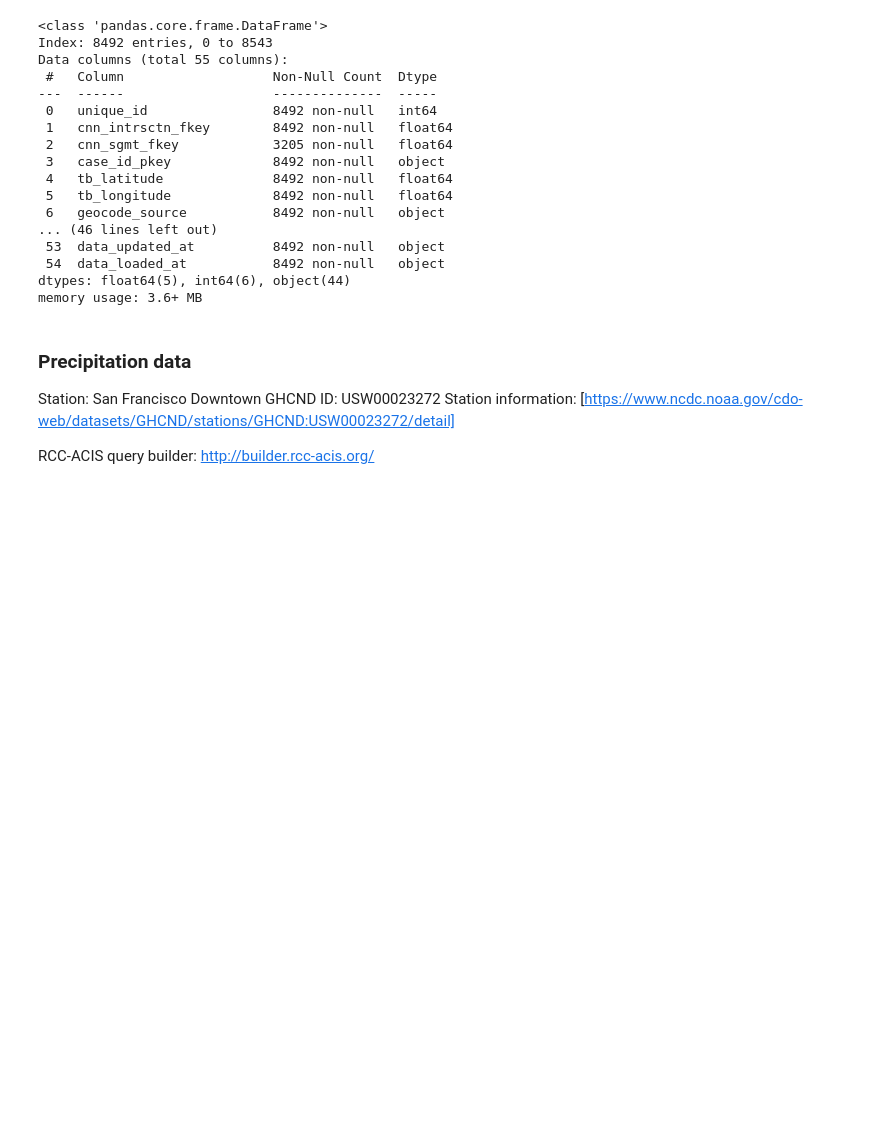
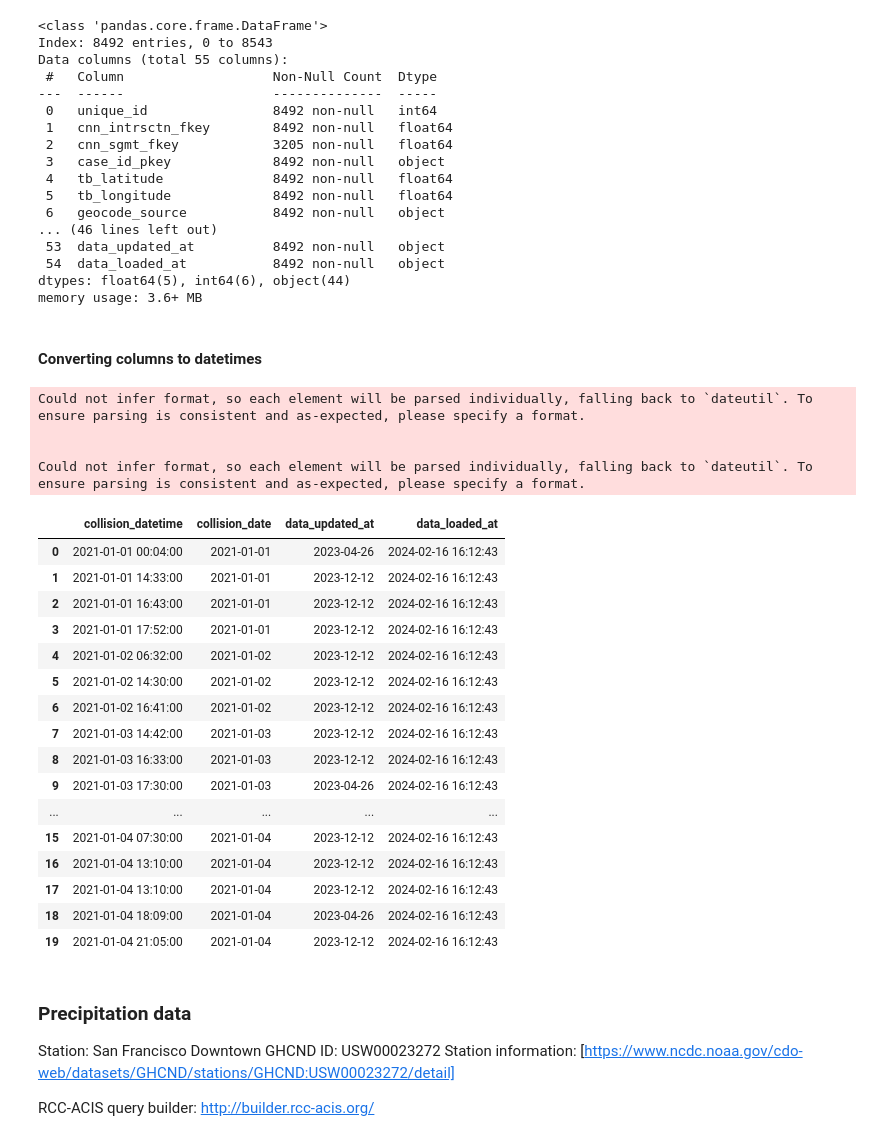
Before and after one commit to miguel-peralta/spring-2024-vip, a Jupyter notebook: stage1/stage1.ipynb, the cells around one changed output. Cells and saved outputs as stored; diff of their text form; code cells hidden in the pictures; blank space fills up the shorter version.

Commit message:
Converted date columns in accidents_df to datetimes. Added precipitation column to accidents_df for easier plotting.

```diff
--- a/stage1/stage1.ipynb
+++ b/stage1/stage1.ipynb
@@ -80,6 +80,36 @@ Data columns (total 55 columns):
  54  data_loaded_at           8492 non-null   object
 dtypes: float64(5), int64(6), object(44)
 memory usage: 3.6+ MB
+# %% [markdown]
+#### Converting columns to datetimes
+# %%
+datetime_columns = ["collision_datetime", "collision_date", "data_updated_at", "data_loaded_at"]
+accidents_df[datetime_columns] = accidents_df[datetime_columns].apply(pd.to_datetime)
+# %% [output]
+Could not infer format, so each element will be parsed individually, falling back to `dateutil`. To ensure parsing is consistent and as-expected, please specify a format.
+
+
+Could not infer format, so each element will be parsed individually, falling back to `dateutil`. To ensure parsing is consistent and as-expected, please specify a format.
+# %%
+accidents_df[datetime_columns].head(20)
+# %% [output]
+|  | collision_datetime | collision_date | data_updated_at | data_loaded_at |
+| 0 | 2021-01-01 00:04:00 | 2021-01-01 | 2023-04-26 | 2024-02-16 16:12:43 |
+| 1 | 2021-01-01 14:33:00 | 2021-01-01 | 2023-12-12 | 2024-02-16 16:12:43 |
+| 2 | 2021-01-01 16:43:00 | 2021-01-01 | 2023-12-12 | 2024-02-16 16:12:43 |
+| 3 | 2021-01-01 17:52:00 | 2021-01-01 | 2023-12-12 | 2024-02-16 16:12:43 |
+| 4 | 2021-01-02 06:32:00 | 2021-01-02 | 2023-12-12 | 2024-02-16 16:12:43 |
+| 5 | 2021-01-02 14:30:00 | 2021-01-02 | 2023-12-12 | 2024-02-16 16:12:43 |
+| 6 | 2021-01-02 16:41:00 | 2021-01-02 | 2023-12-12 | 2024-02-16 16:12:43 |
+| 7 | 2021-01-03 14:42:00 | 2021-01-03 | 2023-12-12 | 2024-02-16 16:12:43 |
+| 8 | 2021-01-03 16:33:00 | 2021-01-03 | 2023-12-12 | 2024-02-16 16:12:43 |
+| 9 | 2021-01-03 17:30:00 | 2021-01-03 | 2023-04-26 | 2024-02-16 16:12:43 |
+| ... | ... | ... | ... | ... |
+| 15 | 2021-01-04 07:30:00 | 2021-01-04 | 2023-12-12 | 2024-02-16 16:12:43 |
+| 16 | 2021-01-04 13:10:00 | 2021-01-04 | 2023-12-12 | 2024-02-16 16:12:43 |
+| 17 | 2021-01-04 13:10:00 | 2021-01-04 | 2023-12-12 | 2024-02-16 16:12:43 |
+| 18 | 2021-01-04 18:09:00 | 2021-01-04 | 2023-04-26 | 2024-02-16 16:12:43 |
+| 19 | 2021-01-04 21:05:00 | 2021-01-04 | 2023-12-12 | 2024-02-16 16:12:43 |
 # %% [markdown]
 ### Precipitation data
 Station: San Francisco Downtown
```
Also changed, not shown: parts of 5 cells of this notebook.
